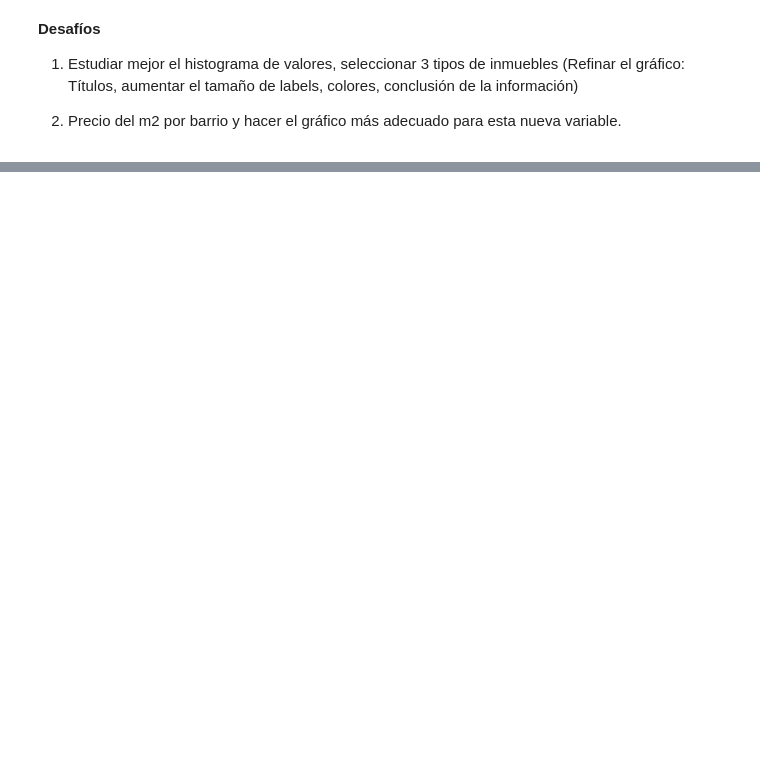
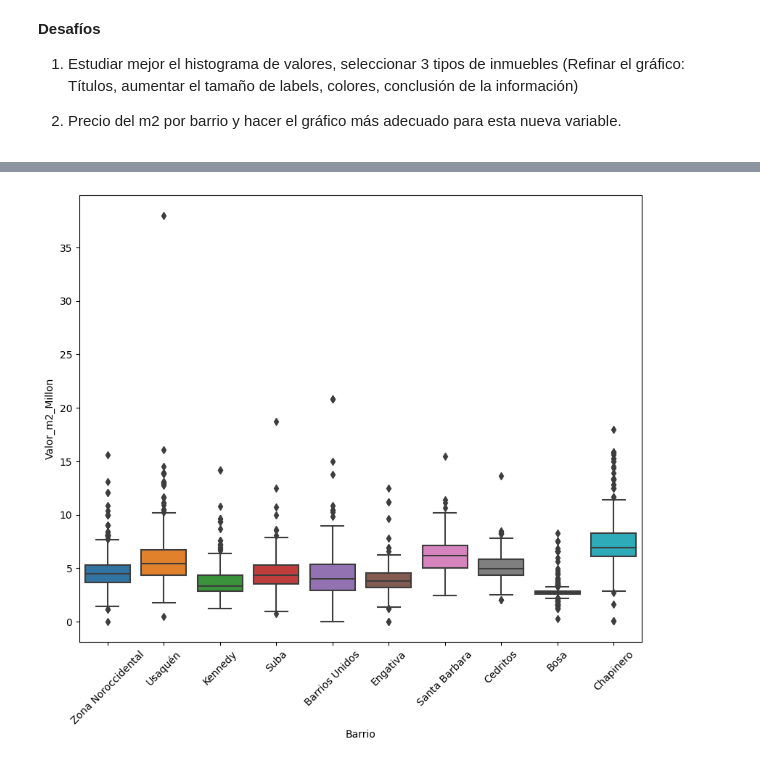
Before and after one commit to JuanLG1998/InmersionDatosALURA, a Jupyter notebook: INMERSION_DATOS.ipynb, the cells around one changed output, grey strips where cells are left out. Saved outputs shown, nothing was run; the diff lists cells and outputs as text; code cells hidden in the pictures; blank space fills up the shorter version.

```diff
--- a/INMERSION_DATOS.ipynb
+++ b/INMERSION_DATOS.ipynb
@@ -631,0 +727,5 @@ Finalmente, si se analiza la ubicación de los barrios mostrados en ambos gráfi
+# %%
+# Creando un diccionario con el precio por m2 de cada barrio
+#   {key:value} = {barrio:precio}
+m2_barrio = dict(datos_barrio['Valor_m2_Barrio'])
+m2_barrio
@@ -631,0 +750,5 @@ Finalmente, si se analiza la ubicación de los barrios mostrados en ambos gráfi
+# %%
+# Mapeando los precios por m2 de cada barrio a cada inmueble en el dataset original
+inmuebles['Valor_m2_Barrio'] = inmuebles['Barrio']
+inmuebles['Valor_m2_Barrio'] = inmuebles['Valor_m2_Barrio'].map(m2_barrio)
+inmuebles.head()
@@ -631,0 +813,11 @@ Finalmente, si se analiza la ubicación de los barrios mostrados en ambos gráfi
+# %%
+# Creando un boxplot para visualizar la distribución de los precios por m2 de los inmuebles según su barrio
+#   - Las líneas extremas muestran justamente los valores extremos del precio
+#   - La línea inicial de la caja índica el 25%, la segunda índica el 50% o mediana y la tercera el 75%
+#   - Los puntos fuera del diagrama se consideran outlier o valores atípicos fuera del comportamiento "normal" de los demás valores
+plt.figure(figsize=(10,8))
+ax = sns.boxplot(x="Barrio", y="Valor_m2_Millon", data = inmuebles.query('Barrio in @top_barrios'))
+ax.tick_params(axis='x', rotation=45)
+plt.show()
+# %% [output]
+[figure, added]
```
Also changed, not shown: parts of 76 cells of this notebook.
